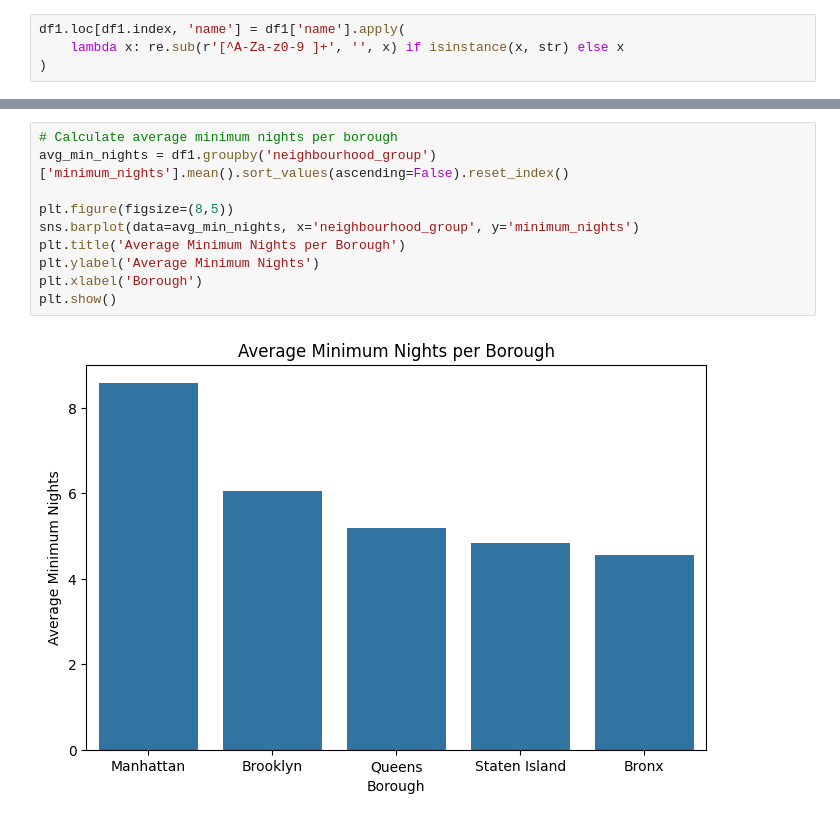
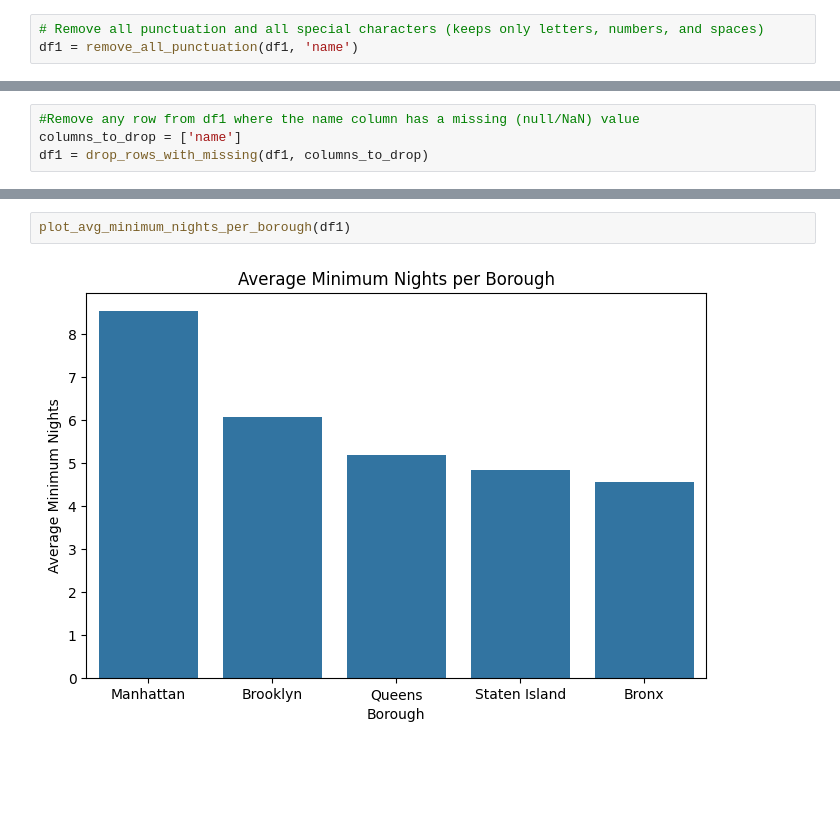
Before and after one commit to irmacfw/sql-database, a Jupyter notebook: Insights.ipynb, the cells around one changed output, grey strips where cells are left out. Drawn from its saved outputs; the diff is of its cells as text; blank space fills up the shorter version.

```diff
--- a/Insights.ipynb
+++ b/Insights.ipynb
@@ -42,8 +64,7 @@ def drop_irrelevant_columns(df1: pd.DataFrame, columns) -> pd.DataFrame:
 df1 = drop_irrelevant_columns(df1, columns_to_drop)
 # %%
-df1.loc[df1.index, 'name'] = df1['name'].apply(
-    lambda x: re.sub(r'[^A-Za-z0-9 ]+', '', x) if isinstance(x, str) else x
-)
+# Remove all punctuation and all special characters (keeps only letters, numbers, and spaces)
+df1 = remove_all_punctuation(df1, 'name')
 # %%
 df1.head(5)
 # %% [output]
@@ -55,0 +107,4 @@ df1.head(5)
+# %%
+#Remove any row from df1 where the name column has a missing (null/NaN) value
+columns_to_drop = ['name']
+df1 = drop_rows_with_missing(df1, columns_to_drop)
@@ -83,13 +135,5 @@ plt.show()
 # %%
-# Calculate average minimum nights per borough
-avg_min_nights = df1.groupby('neighbourhood_group')['minimum_nights'].mean().sort_values(ascending=False).reset_index()
-
-plt.figure(figsize=(8,5))
-sns.barplot(data=avg_min_nights, x='neighbourhood_group', y='minimum_nights')
-plt.title('Average Minimum Nights per Borough')
-plt.ylabel('Average Minimum Nights')
-plt.xlabel('Borough')
-plt.show()
+plot_avg_minimum_nights_per_borough(df1)
 # %% [output]
-[figure, old version]
+[figure, new version]
 # %%
```
Also changed, not shown: parts of 10 cells of this notebook, 3 other files.
